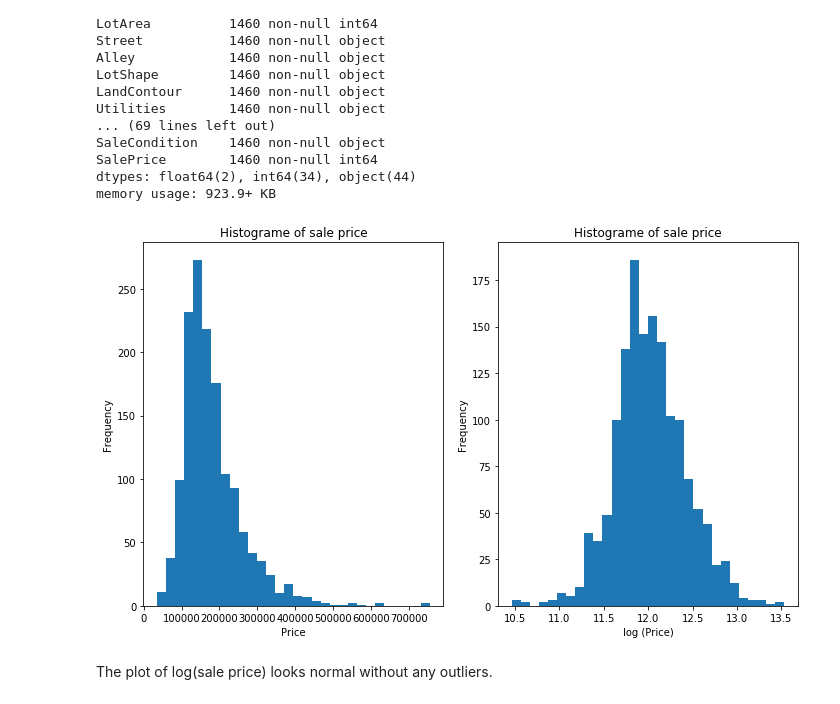
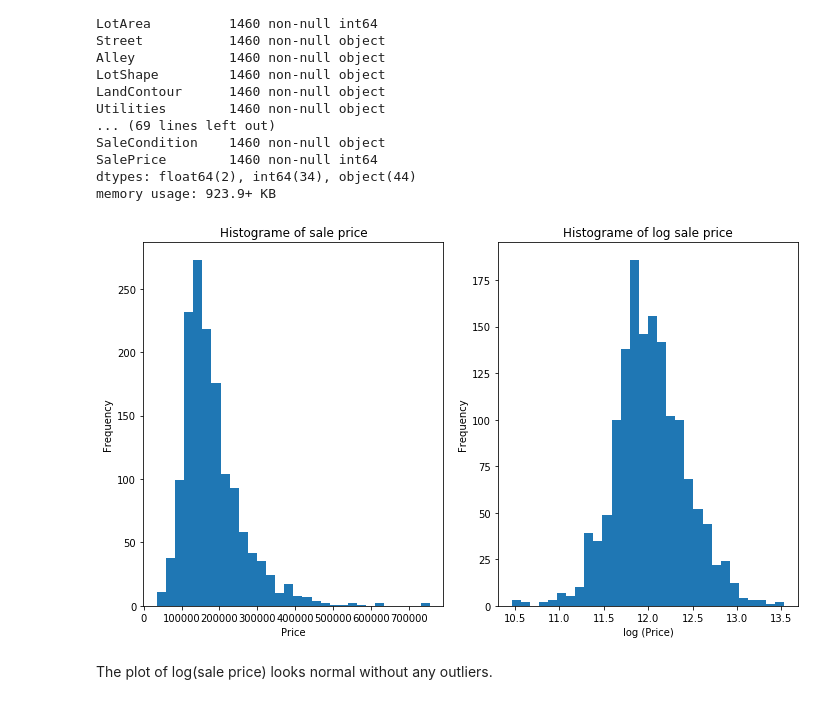
Before and after one commit to Yaohua-Chang/ML-Final-Project, a Jupyter notebook: Tamer/NB Week 1 EDA.ipynb, the cells around one changed output. Cells and saved outputs as stored; diff of their text form; code cells hidden in the pictures.

```diff
--- a/Tamer/NB Week 1 EDA.ipynb
+++ b/Tamer/NB Week 1 EDA.ipynb
@@ -117,18 +117,18 @@ memory usage: 923.9+ KB
 # %%
 fig = plt.figure(figsize=(10,6))
 plt.subplot(121)
 plt.hist(data.SalePrice, bins=30)
 plt.xlabel('Price')
 plt.ylabel('Frequency')
 plt.title('Histograme of sale price');
 plt.subplot(122)
 plt.hist(np.log(data.SalePrice), bins=30)
 plt.xlabel('log (Price)')
 plt.ylabel('Frequency')
-plt.title('Histograme of sale price')
+plt.title('Histograme of log sale price')
 plt.tight_layout()
 # %% [output]
-[figure, old version]
+[figure, new version]
 # %% [markdown]
 The plot of log(sale price) looks normal without any outliers.
 # %% [markdown]
```
Also changed, not shown: 7 other files.
